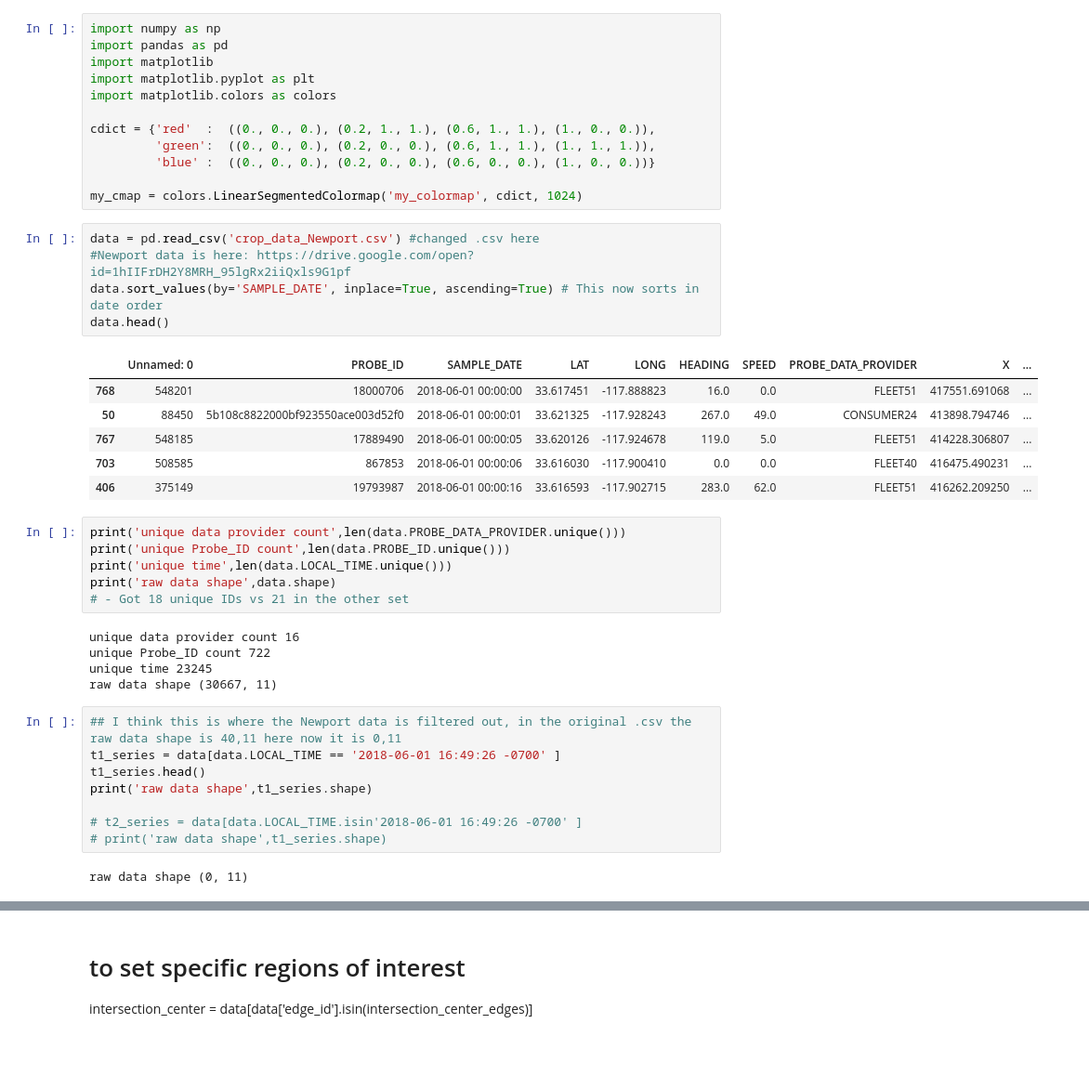
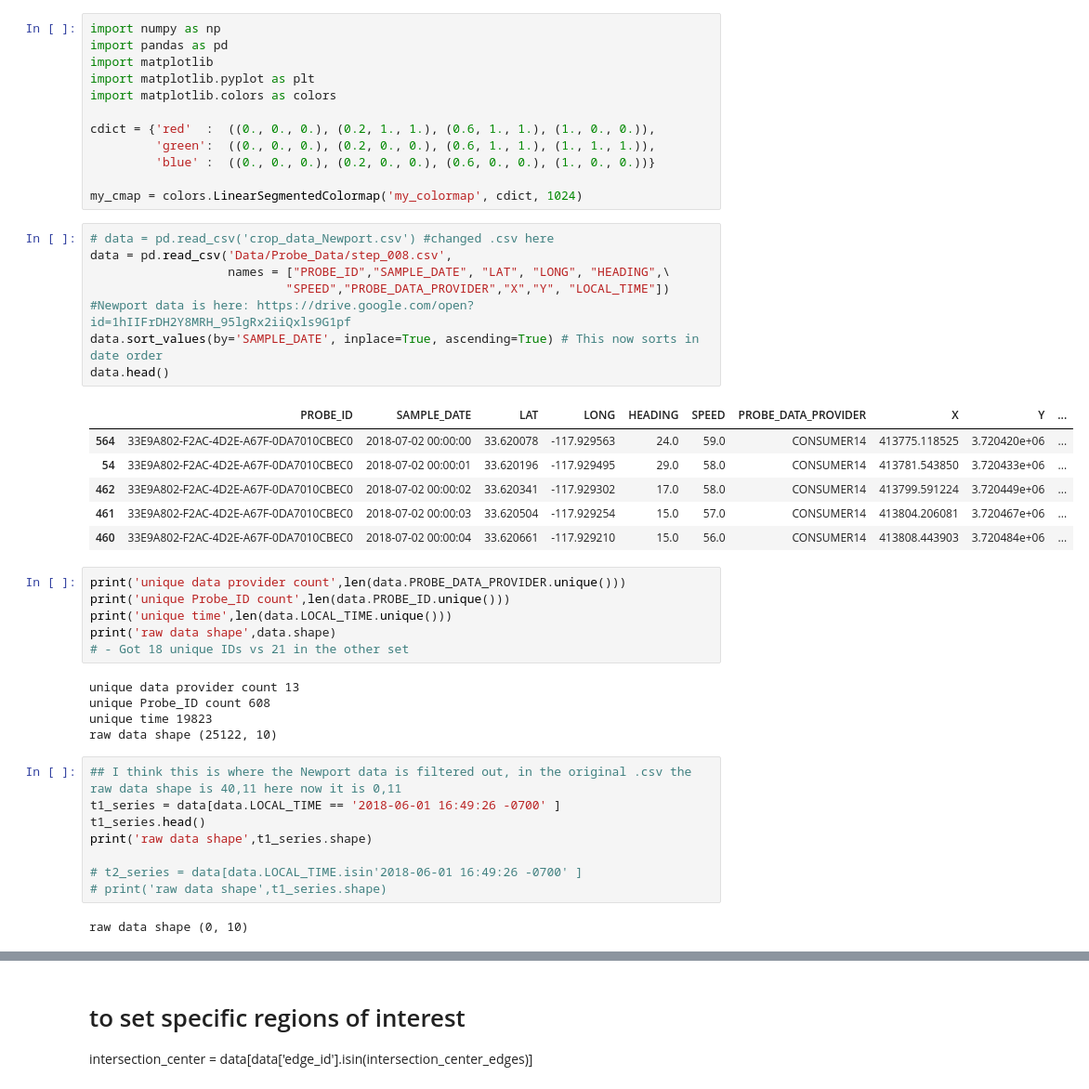
Before and after one commit to ZiningW/263-295-Project, a Jupyter notebook: Visualization_Newport.ipynb, the cells around one changed output, grey strips where cells are left out. Shown: that part at 93% size. Cells and saved outputs as stored; diff of their text form; blank space fills up the shorter version.

```diff
--- a/Visualization_Newport.ipynb
+++ b/Visualization_Newport.ipynb
@@ -11,17 +11,20 @@ cdict = {'red'  :  ((0., 0., 0.), (0.2, 1., 1.), (0.6, 1., 1.), (1., 0., 0.)),
 
 my_cmap = colors.LinearSegmentedColormap('my_colormap', cdict, 1024)
 # %%
-data = pd.read_csv('crop_data_Newport.csv') #changed .csv here
+# data = pd.read_csv('crop_data_Newport.csv') #changed .csv here
+data = pd.read_csv('Data/Probe_Data/step_008.csv',
+                   names = ["PROBE_ID","SAMPLE_DATE", "LAT", "LONG", "HEADING",\
+                           "SPEED","PROBE_DATA_PROVIDER","X","Y", "LOCAL_TIME"])
 #Newport data is here: https://drive.google.com/open?id=1hIIFrDH2Y8MRH_95lgRx2iiQxls9G1pf
 data.sort_values(by='SAMPLE_DATE', inplace=True, ascending=True) # This now sorts in date order
 data.head()
 # %% [output]
-|  | Unnamed: 0 | PROBE_ID | SAMPLE_DATE | LAT | LONG | HEADING | SPEED | PROBE_DATA_PROVIDER | X | ... |
-| 768 | 548201 | 18000706 | 2018-06-01 00:00:00 | 33.617451 | -117.888823 | 16.0 | 0.0 | FLEET51 | 417551.691068 | ... |
-| 50 | 88450 | 5b108c8822000bf923550ace003d52f0 | 2018-06-01 00:00:01 | 33.621325 | -117.928243 | 267.0 | 49.0 | CONSUMER24 | 413898.794746 | ... |
-| 767 | 548185 | 17889490 | 2018-06-01 00:00:05 | 33.620126 | -117.924678 | 119.0 | 5.0 | FLEET51 | 414228.306807 | ... |
-| 703 | 508585 | 867853 | 2018-06-01 00:00:06 | 33.616030 | -117.900410 | 0.0 | 0.0 | FLEET40 | 416475.490231 | ... |
-| 406 | 375149 | 19793987 | 2018-06-01 00:00:16 | 33.616593 | -117.902715 | 283.0 | 62.0 | FLEET51 | 416262.209250 | ... |
+|  | PROBE_ID | SAMPLE_DATE | LAT | LONG | HEADING | SPEED | PROBE_DATA_PROVIDER | X | Y | ... |
+| 564 | 33E9A802-F2AC-4D2E-A67F-0DA7010CBEC0 | 2018-07-02 00:00:00 | 33.620078 | -117.929563 | 24.0 | 59.0 | CONSUMER14 | 413775.118525 | 3.720420e+06 | ... |
+| 54 | 33E9A802-F2AC-4D2E-A67F-0DA7010CBEC0 | 2018-07-02 00:00:01 | 33.620196 | -117.929495 | 29.0 | 58.0 | CONSUMER14 | 413781.543850 | 3.720433e+06 | ... |
+| 462 | 33E9A802-F2AC-4D2E-A67F-0DA7010CBEC0 | 2018-07-02 00:00:02 | 33.620341 | -117.929302 | 17.0 | 58.0 | CONSUMER14 | 413799.591224 | 3.720449e+06 | ... |
+| 461 | 33E9A802-F2AC-4D2E-A67F-0DA7010CBEC0 | 2018-07-02 00:00:03 | 33.620504 | -117.929254 | 15.0 | 57.0 | CONSUMER14 | 413804.206081 | 3.720467e+06 | ... |
+| 460 | 33E9A802-F2AC-4D2E-A67F-0DA7010CBEC0 | 2018-07-02 00:00:04 | 33.620661 | -117.929210 | 15.0 | 56.0 | CONSUMER14 | 413808.443903 | 3.720484e+06 | ... |
 # %%
 print('unique data provider count',len(data.PROBE_DATA_PROVIDER.unique()))
 print('unique Probe_ID count',len(data.PROBE_ID.unique()))
@@ -29,10 +32,10 @@ print('unique time',len(data.LOCAL_TIME.unique()))
 print('raw data shape',data.shape)
 # - Got 18 unique IDs vs 21 in the other set
 # %% [output]
-unique data provider count 16
-unique Probe_ID count 722
-unique time 23245
-raw data shape (30667, 11)
+unique data provider count 13
+unique Probe_ID count 608
+unique time 19823
+raw data shape (25122, 10)
 # %%
 ## I think this is where the Newport data is filtered out, in the original .csv the raw data shape is 40,11 here now it is 0,11
 t1_series = data[data.LOCAL_TIME == '2018-06-01 16:49:26 -0700' ]
@@ -42,7 +45,7 @@ print('raw data shape',t1_series.shape)
 # t2_series = data[data.LOCAL_TIME.isin'2018-06-01 16:49:26 -0700' ]
 # print('raw data shape',t1_series.shape)
 # %% [output]
-raw data shape (0, 11)
+raw data shape (0, 10)
 # %%
 # Trajectory
 ID_series = data[data.PROBE_ID == '19793987'] #'24046157' ] - I changed to pick a probe ID from the data list, but did not find anything still
```
Also changed, not shown: parts of 19 cells of this notebook.
